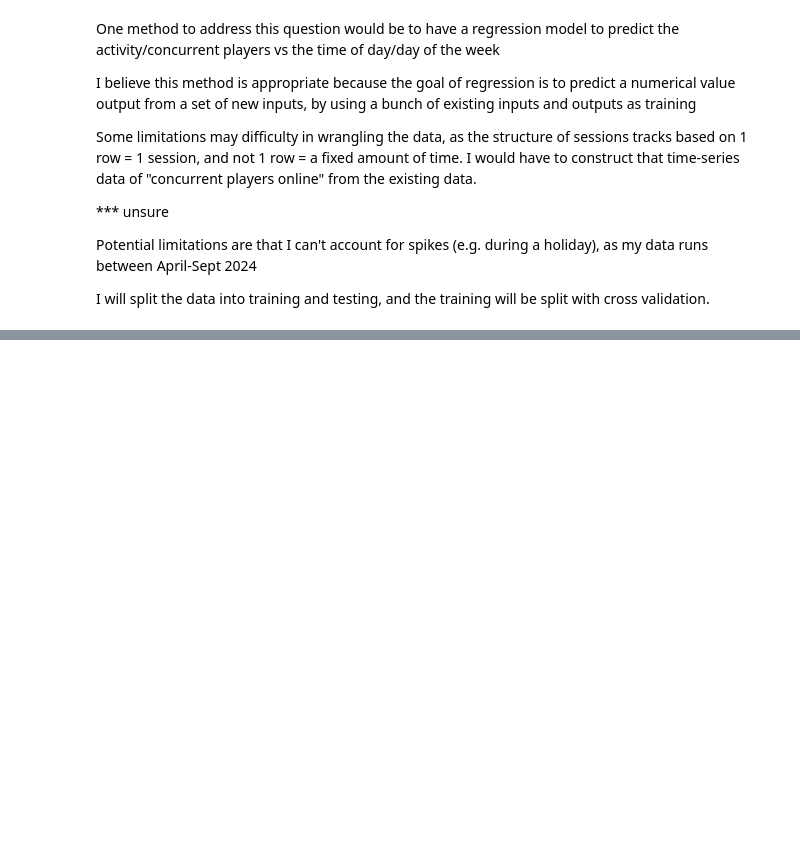
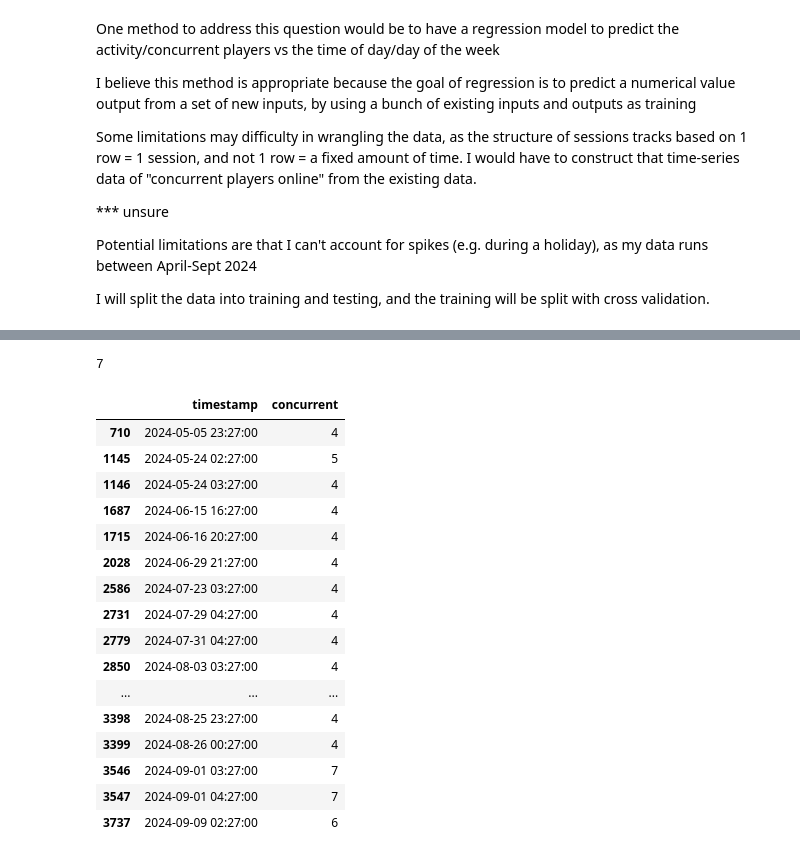
Before and after one commit to IslandOfPencils/dsci-100-2025w-group-21, a Jupyter notebook: andrew2/EDA.ipynb, the cells around one changed output, grey strips where cells are left out. Saved outputs shown, nothing was run; the diff lists cells and outputs as text; code cells hidden in the pictures; blank space fills up the shorter version.

```diff
--- a/andrew2/EDA.ipynb
+++ b/andrew2/EDA.ipynb
@@ -425,0 +509,3 @@ I will split the data into training and testing, and the training will be split
+# %%
+timeline = timeline.to_frame().reset_index(drop=True)
+timeline
@@ -425,0 +526,3 @@ I will split the data into training and testing, and the training will be split
+# %%
+timeline["concurrent"] = 0
+#timeline.head()
@@ -425,0 +565,16 @@ I will split the data into training and testing, and the training will be split
+# %%
+concurrent_counts = []
+
+for current_time in timeline2.index:
+
+    sessions_active_now = (
+        (sessions['start_time'] <= timeline["timestamp"][current_time]) &
+        (sessions['end_time'] > timeline["timestamp"][current_time])
+    )
+
+    number_active = sessions_active_now.sum()
+
+    concurrent_counts.append(number_active)
+# %%
+timeline = timeline.assign(concurrent=concurrent_counts)
+timeline
@@ -425,0 +595,4 @@ I will split the data into training and testing, and the training will be split
+# %%
+timeline["concurrent"].max()
+# %% [output]
+7
@@ -425,0 +614,20 @@ I will split the data into training and testing, and the training will be split
+# %%
+timeline[timeline["concurrent"] > 3]
+# %% [output]
+|  | timestamp | concurrent |
+| 710 | 2024-05-05 23:27:00 | 4 |
+| 1145 | 2024-05-24 02:27:00 | 5 |
+| 1146 | 2024-05-24 03:27:00 | 4 |
+| 1687 | 2024-06-15 16:27:00 | 4 |
+| 1715 | 2024-06-16 20:27:00 | 4 |
+| 2028 | 2024-06-29 21:27:00 | 4 |
+| 2586 | 2024-07-23 03:27:00 | 4 |
+| 2731 | 2024-07-29 04:27:00 | 4 |
+| 2779 | 2024-07-31 04:27:00 | 4 |
+| 2850 | 2024-08-03 03:27:00 | 4 |
+| ... | ... | ... |
+| 3398 | 2024-08-25 23:27:00 | 4 |
+| 3399 | 2024-08-26 00:27:00 | 4 |
+| 3546 | 2024-09-01 03:27:00 | 7 |
+| 3547 | 2024-09-01 04:27:00 | 7 |
+| 3737 | 2024-09-09 02:27:00 | 6 |
```
Also changed, not shown: parts of 36 cells of this notebook.
